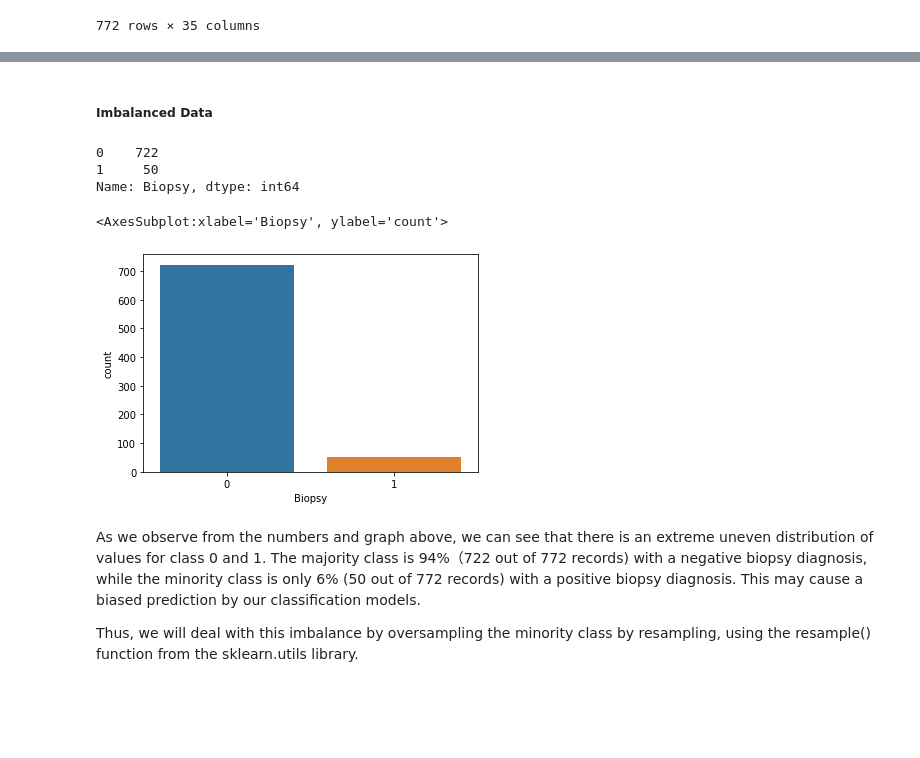
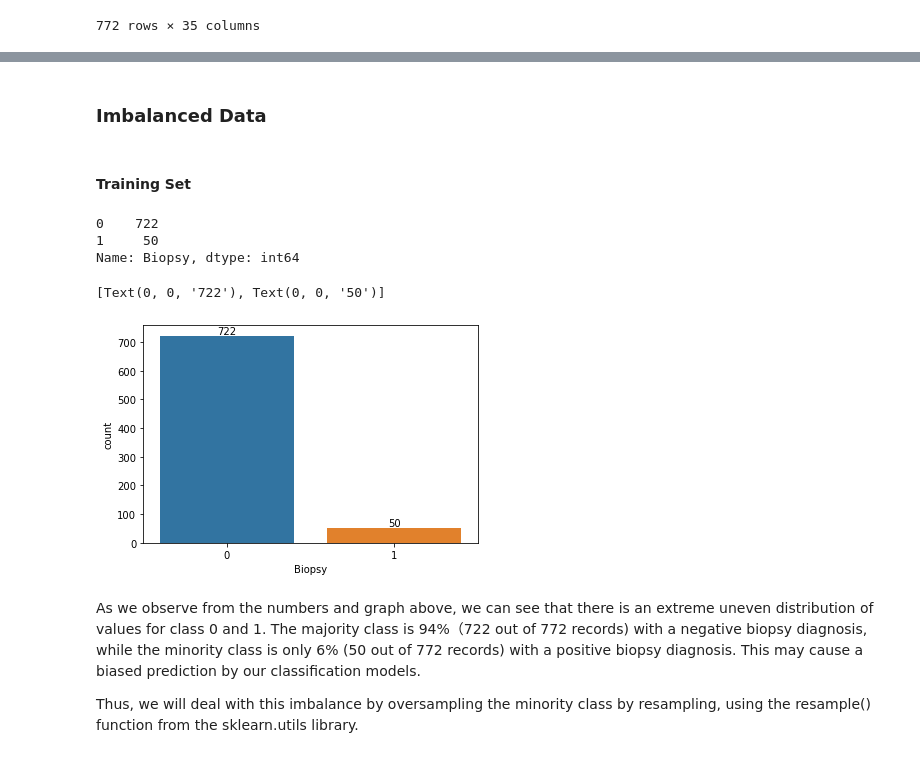
Before and after one commit to ahdeanlau/Cervical-Cancer-Diagnosis-Prediction-Model, a Jupyter notebook: Project Part 1.ipynb, the cells around one changed output, grey strips where cells are left out. Drawn from its saved outputs; the diff is of its cells as text; code cells hidden in the pictures; blank space fills up the shorter version.

```diff
--- a/Project Part 1.ipynb
+++ b/Project Part 1.ipynb
@@ -478,16 +988,23 @@ Text(0.5, 1.0, 'Histogram of Num of pregnancies')
 # %% [markdown]
-##### Imbalanced Data
+### Imbalanced Data
-# %%
-y_train.value_counts()
-# %% [output]
-0    722
-1     50
-Name: Biopsy, dtype: int64
-# %%
-sns.countplot(y_train)
-# %% [output]
-<AxesSubplot:xlabel='Biopsy', ylabel='count'>
-[figure, removed]
+# %% [markdown]
+#### Training Set
+# %%
+# Display the number of values for each class in y
+y_train.value_counts()
+# %% [output]
+0    722
+1     50
+Name: Biopsy, dtype: int64
+# %%
+# Plot the graph to visualize the imbalance of the target column
+y_train_countplot = sns.countplot(y_train)
+
+for container in y_train_countplot.containers:
+    y_train_countplot.bar_label(container)
+# %% [output]
+[Text(0, 0, '722'), Text(0, 0, '50')]
+[figure, added]
 # %% [markdown]
 As we observe from the numbers and graph above, we can see that there is an extreme uneven distribution of values for class 0 and 1. The majority class is 94%（722 out of 772 records) with a negative biopsy diagnosis, while the minority class is only 6% (50 out of 772 records) with a positive biopsy diagnosis. This may cause a biased prediction by our classification models.
 
```
Also changed, not shown: parts of 58 cells of this notebook.
